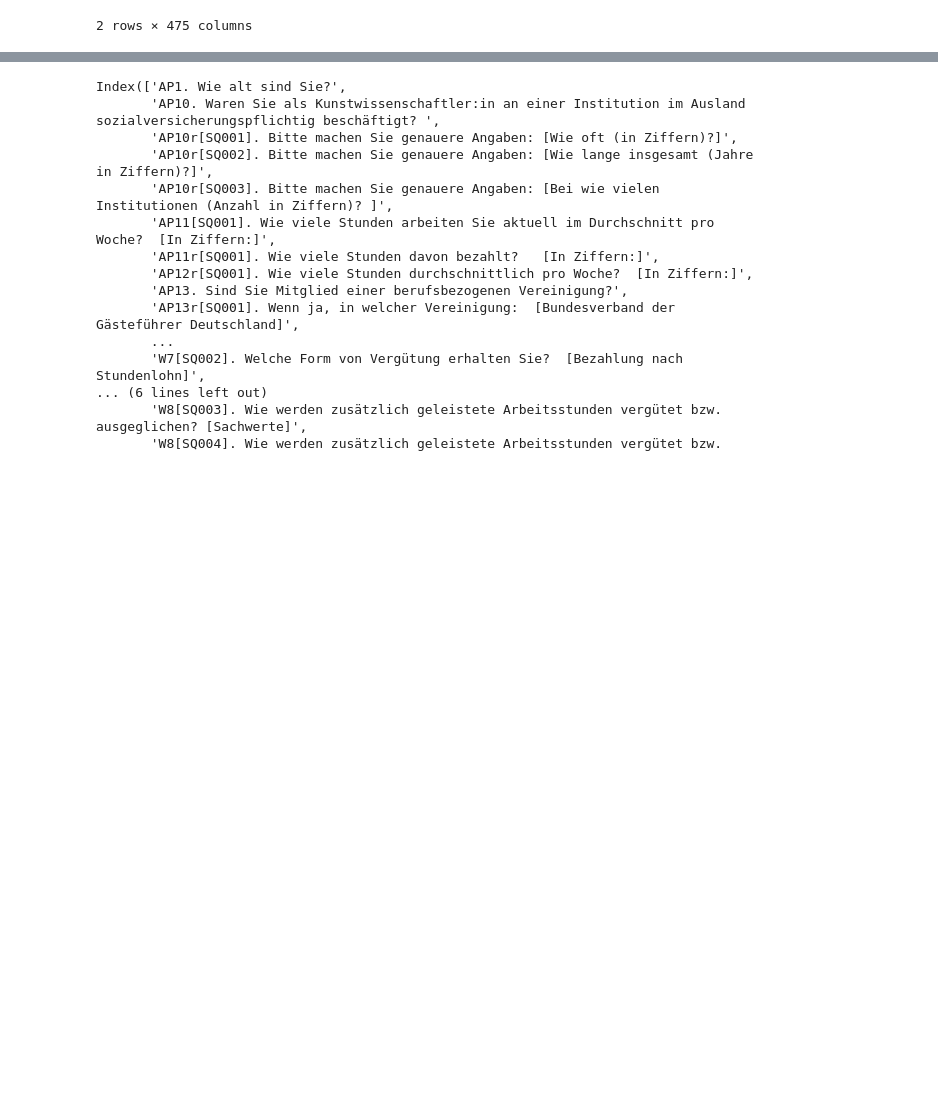
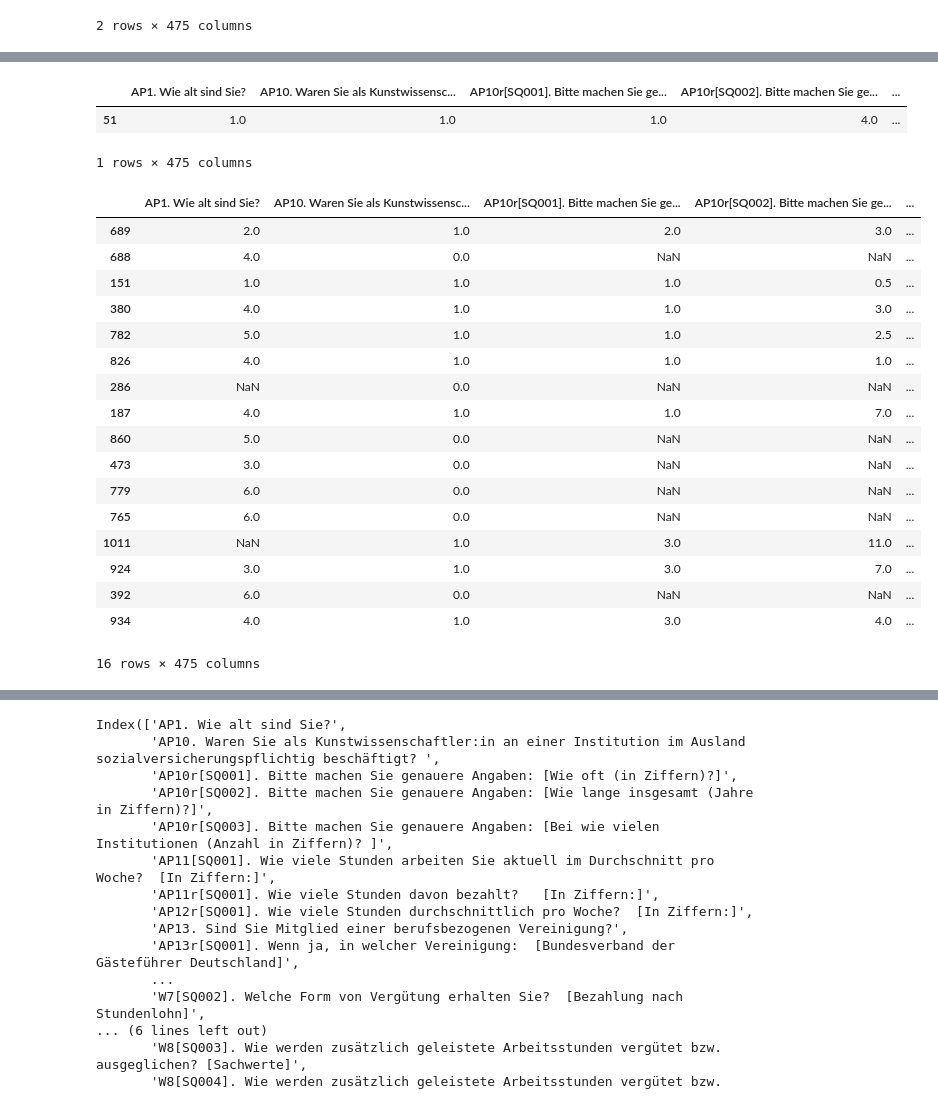
Before and after one commit to michaelgerloff/Survey_working_conditions_art_history, a Jupyter notebook: notebooks/01_Data_Exploration.ipynb, the cells around one changed output, grey strips where cells are left out. Drawn from its saved outputs; the diff is of its cells as text; code cells hidden in the pictures; blank space fills up the shorter version.

```diff
--- a/notebooks/01_Data_Exploration.ipynb
+++ b/notebooks/01_Data_Exploration.ipynb
@@ -396,0 +480,27 @@ df_numerical[df_numerical['AP7r[SQ002]. Bitte machen Sie genauere Angaben: [Wie
+# %%
+df_numerical[df_numerical['S3[other]. Wie viele Stipendien (inklusive des derzeitigen) haben Sie bereits insgesamt erhalten? [Sonstiges]']>6]
+# %% [output]
+|  | AP1. Wie alt sind Sie? | AP10. Waren Sie als Kunstwissensc... | AP10r[SQ001]. Bitte machen Sie ge... | AP10r[SQ002]. Bitte machen Sie ge... | ... |
+| 51 | 1.0 | 1.0 | 1.0 | 4.0 | ... |
+1 rows × 475 columns
+# %%
+df_numerical[df_numerical['UH10[SQ002]. Wie hoch ist momentan Ihre vertraglich vereinbarte Wochenarbeitszeit?\xa0 [Stunden in Ziffern:]']>40].sort_values(by='UH10[SQ002]. Wie hoch ist momentan Ihre vertraglich vereinbarte Wochenarbeitszeit?\xa0 [Stunden in Ziffern:]', ascending=False)
+# %% [output]
+|  | AP1. Wie alt sind Sie? | AP10. Waren Sie als Kunstwissensc... | AP10r[SQ001]. Bitte machen Sie ge... | AP10r[SQ002]. Bitte machen Sie ge... | ... |
+| 689 | 2.0 | 1.0 | 2.0 | 3.0 | ... |
+| 688 | 4.0 | 0.0 | NaN | NaN | ... |
+| 151 | 1.0 | 1.0 | 1.0 | 0.5 | ... |
+| 380 | 4.0 | 1.0 | 1.0 | 3.0 | ... |
+| 782 | 5.0 | 1.0 | 1.0 | 2.5 | ... |
+| 826 | 4.0 | 1.0 | 1.0 | 1.0 | ... |
+| 286 | NaN | 0.0 | NaN | NaN | ... |
+| 187 | 4.0 | 1.0 | 1.0 | 7.0 | ... |
+| 860 | 5.0 | 0.0 | NaN | NaN | ... |
+| 473 | 3.0 | 0.0 | NaN | NaN | ... |
+| 779 | 6.0 | 0.0 | NaN | NaN | ... |
+| 765 | 6.0 | 0.0 | NaN | NaN | ... |
+| 1011 | NaN | 1.0 | 3.0 | 11.0 | ... |
+| 924 | 3.0 | 1.0 | 3.0 | 7.0 | ... |
+| 392 | 6.0 | 0.0 | NaN | NaN | ... |
+| 934 | 4.0 | 1.0 | 3.0 | 4.0 | ... |
+16 rows × 475 columns
```
Also changed, not shown: parts of 36 cells of this notebook.
